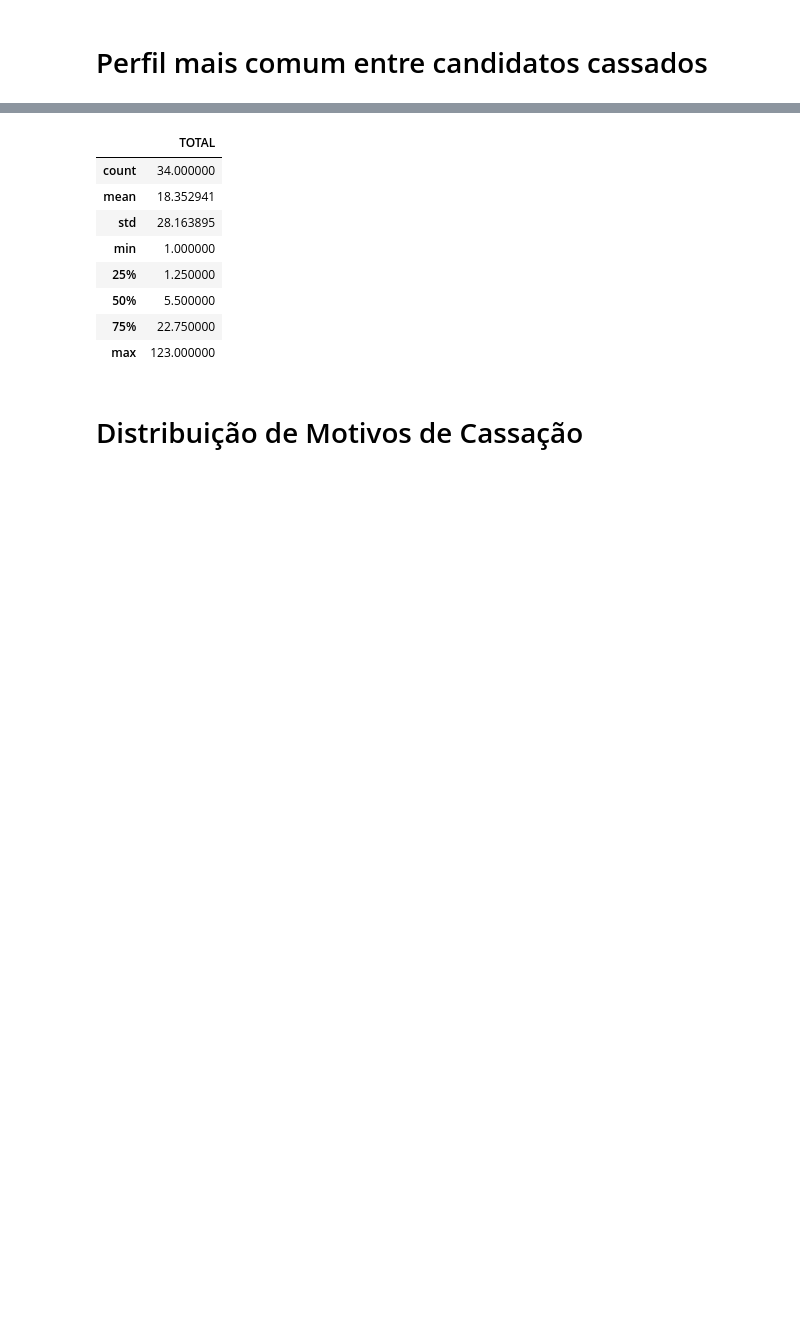
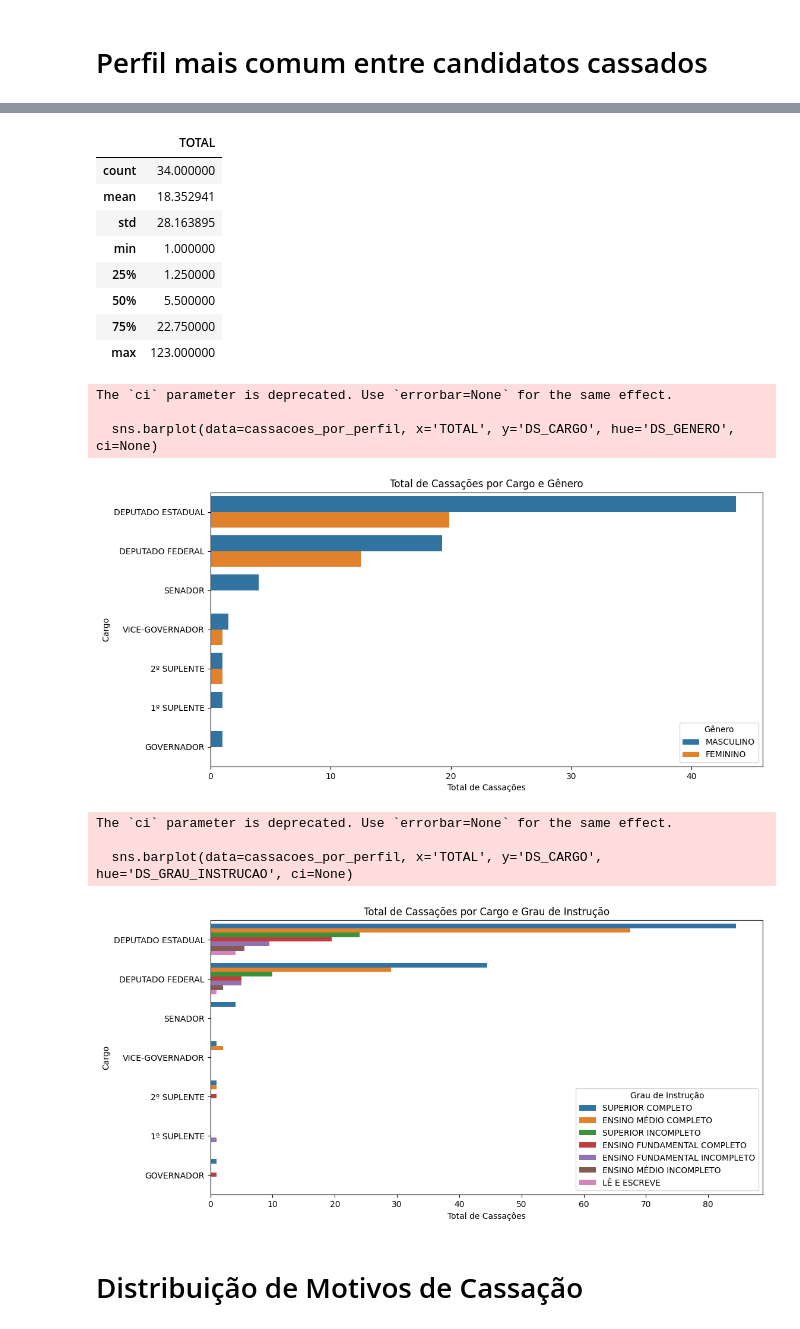
Before and after one commit to theendie/TrabalhoFinal_Coleta, a Jupyter notebook: analise.ipynb, the cells around one changed output, grey strips where cells are left out. Drawn from its saved outputs; the diff is of its cells as text; code cells hidden in the pictures; blank space fills up the shorter version.

```diff
--- a/analise.ipynb
+++ b/analise.ipynb
@@ -210,33 +228,73 @@ print(f"Moda por Cargo: {moda_cargo}")
 # 1. Cálculo da Variância
 # A variância da coluna 'cassacoes'
 variancia = cassacoes_por_perfil['TOTAL'].var(ddof=1)  # ddof=1 para amostra
 print(f"\nVariância: {variancia}")
 
 # 2. Cálculo da Amplitude
 # A amplitude é a diferença entre o valor máximo e o valor mínimo
 amplitude = cassacoes_por_perfil['TOTAL'].max() - cassacoes_por_perfil['TOTAL'].min()
 print(f"Amplitude: {amplitude}")
 
 display(cassacoes_por_perfil.describe().round(8))
+
+
+# Criando um gráfico de barras
+plt.figure(figsize=(12, 6))
+sns.barplot(data=cassacoes_por_perfil, x='TOTAL', y='DS_CARGO', hue='DS_GENERO', ci=None)
+
+# Adicionando título e rótulos
+plt.title('Total de Cassações por Cargo e Gênero')
+plt.xlabel('Total de Cassações')
+plt.ylabel('Cargo')
+
+# Mostrando a legenda
+plt.legend(title='Gênero')
+
+# Exibindo o gráfico
+plt.show()
+
+
+# Criando um gráfico de barras
+plt.figure(figsize=(12, 6))
+sns.barplot(data=cassacoes_por_perfil, x='TOTAL', y='DS_CARGO', hue='DS_GRAU_INSTRUCAO', ci=None)
+
+# Adicionando título e rótulos
+plt.title('Total de Cassações por Cargo e Grau de Instrução')
+plt.xlabel('Total de Cassações')
+plt.ylabel('Cargo')
+
+# Mostrando a legenda
+plt.legend(title='Grau de Instrução')
+
+# Exibindo o gráfico
+plt.show()
 # %% [output]
 Total de motivos de cassação distintos: 34
 Média de ocorrências por motivo de cassação: 18.352941176470587
 Desvio padrão de ocorrências por motivo de cassação: 28.163895168945366
 Moda por Gênero: MASCULINO
 Moda por Grau de Instrução: SUPERIOR COMPLETO
 Moda por Cargo: DEPUTADO ESTADUAL
 
 Variância: 793.2049910873442
 Amplitude: 122
 |  | TOTAL |
 | count | 34.000000 |
 | mean | 18.352941 |
 | std | 28.163895 |
 | min | 1.000000 |
 | 25% | 1.250000 |
 | 50% | 5.500000 |
 | 75% | 22.750000 |
 | max | 123.000000 |
+The `ci` parameter is deprecated. Use `errorbar=None` for the same effect.
+
+  sns.barplot(data=cassacoes_por_perfil, x='TOTAL', y='DS_CARGO', hue='DS_GENERO', ci=None)
+[figure, added]
+The `ci` parameter is deprecated. Use `errorbar=None` for the same effect.
+
+  sns.barplot(data=cassacoes_por_perfil, x='TOTAL', y='DS_CARGO', hue='DS_GRAU_INSTRUCAO', ci=None)
+[figure, added]
 # %% [markdown]
 # Distribuição de Motivos de Cassação
 # %%
```
Also changed, not shown: parts of 5 cells of this notebook, 6 other files.
